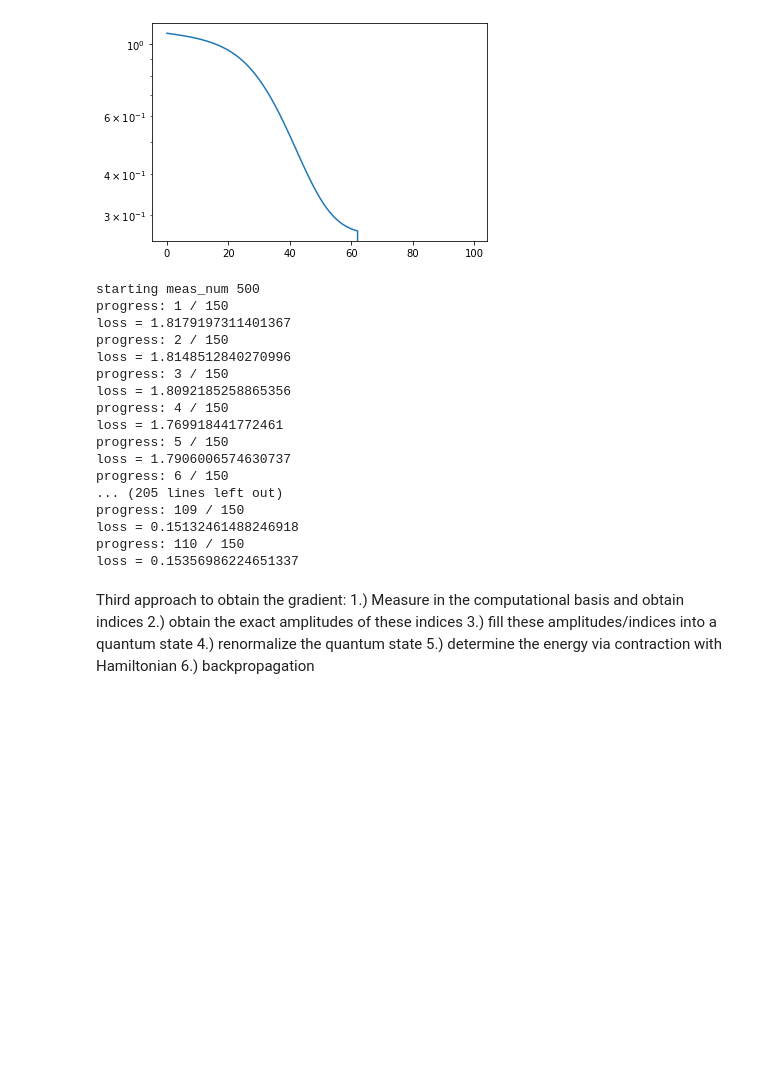
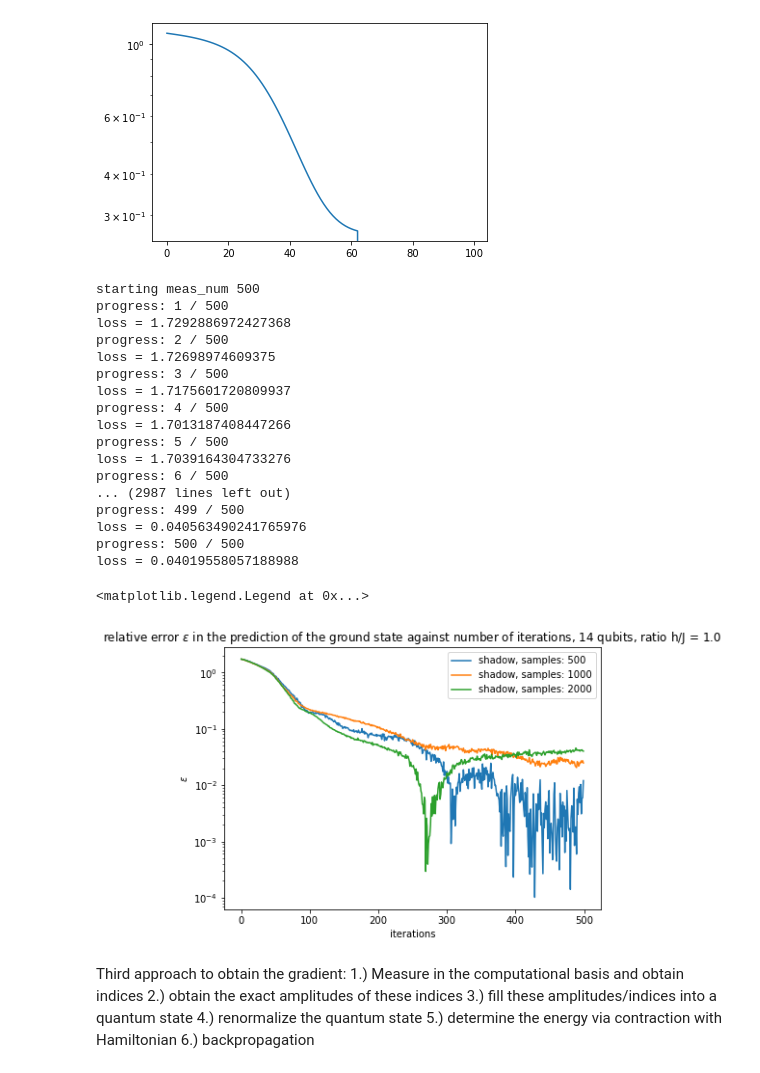
Before and after one commit to LennartBuerger/classical-shadows-for-1d-TFIM-energy-estimation, a Jupyter notebook: display_data/mps_display.ipynb, the cells around one changed output. Drawn from its saved outputs; the diff is of its cells as text; code cells hidden in the pictures; blank space fills up the shorter version.

Commit message:
added a plot comparing gradient descent for different numbers of samples

```diff
--- a/display_data/mps_display.ipynb
+++ b/display_data/mps_display.ipynb
@@ -69,7 +57,7 @@ for s in range(np.size(some_ratios)):
         for b in range(batches):
             print('starting batch ' + str(b))
             for i in range(np.size(num_of_measurements)):
-                observables = TfimHamiltonianOpenFermion(qubit_num, ratio_h_j, 1, 'open').observables_for_energy_estimation()
+                observables = TfimHamiltonianOpenFermion(qubit_num, some_ratios[s], 1, 'open').observables_for_energy_estimation()
                 meas_outcomes, meas_procedure, probs = MPSQuantumState(qubit_num, mps).measurement_shadow(int(num_of_measurements[i]), int(num_of_measurements_per_rot[i]), meas_methods[l], observables)
                 energies = pt.zeros(len(meas_outcomes))
                 for n in range(len(meas_outcomes)):
@@ -169,14 +121,0 @@ starting batch 1
-# %%
-rel_error_mean = np.mean(rel_error_modified, axis=1)
-rel_error_std = np.mean(rel_error_modified, axis=1)
-fig, axs = plt.subplots(1, 1)
-fig.set_figheight(5)
-fig.set_figwidth(7)
-fig.suptitle('relative error $\epsilon$ in the prediction of energy against the total number of measurements N')
-for s in range(np.size(some_ratios)):
-    for l in range(0,1):
-        axs.plot(num_of_measurements*num_of_measurements_per_rot, rel_error_mean[:,l, s], label='modified shadows, ratio ' + str(some_ratios[s]))
-        axs.fill_between(num_of_measurements*num_of_measurements_per_rot, rel_error_mean[:,l, s] - rel_error_std[:,l, s], rel_error_mean[:,l,s] + rel_error_std[:,l,s], alpha=0.3)
-        axs.set(yscale='log', xscale='log', xlabel='N', ylabel='$\epsilon$')
-        axs.set_title(meas_methods[l])
-        axs.legend()
@@ -352,10 +302,10 @@ param_vec = mps.to_param_vec()
 random_param_vec = pt.rand(param_vec.shape[0], dtype=pt.cdouble)
 # %%
 # doing gradient descent using shadows
-step_num = 150
+step_num = 500
 lr = 0.01
 num_of_measurements = 2
-num_of_measurements_per_rot = np.array([500, 1000, 5000])
+num_of_measurements_per_rot = np.array([500, 1000, 2000])
 meas_method = 'derandomized'
 num_unique_ind_shadow = np.zeros((2, np.size(num_of_measurements_per_rot), step_num))
 accuracy = np.zeros((np.size(num_of_measurements_per_rot), step_num))
@@ -388,32 +338,35 @@ for num in range(np.size(num_of_measurements_per_rot)):
         print(f'loss = {accuracy[num, i]}')
 # %% [output]
 starting meas_num 500
-progress: 1 / 150
-loss = 1.8179197311401367
-progress: 2 / 150
-loss = 1.8148512840270996
-progress: 3 / 150
-loss = 1.8092185258865356
-progress: 4 / 150
-loss = 1.769918441772461
-progress: 5 / 150
-loss = 1.7906006574630737
-progress: 6 / 150
-... (205 lines left out)
-progress: 109 / 150
-loss = 0.15132461488246918
-progress: 110 / 150
-loss = 0.15356986224651337
+progress: 1 / 500
+loss = 1.7292886972427368
+progress: 2 / 500
+loss = 1.72698974609375
+progress: 3 / 500
+loss = 1.7175601720809937
+progress: 4 / 500
+loss = 1.7013187408447266
+progress: 5 / 500
+loss = 1.7039164304733276
+progress: 6 / 500
+... (2987 lines left out)
+progress: 499 / 500
+loss = 0.040563490241765976
+progress: 500 / 500
+loss = 0.04019558057188988
 # %%
+# parameter optimization classical shadows
 plt.figure(figsize=(7,5))
 for num in range(np.size(num_of_measurements_per_rot)):
     plt.plot(np.arange(0, step_num), accuracy[num, :], label='shadow, samples: ' + str(num_of_measurements_per_rot[num]))
-plt.plot(np.arange(0, step_num), accuracy_brute, label='exact')
-plt.title('relative error $\epsilon$ in the prediction of the ground state against number of iterations' + str(qubit_num) + ' qubits, ratio h/J = ' + str(ratio_h_j) )
+plt.title('relative error $\epsilon$ in the prediction of the ground state against number of iterations, ' + str(qubit_num) + ' qubits, ratio h/J = ' + str(ratio_h_j) )
 plt.yscale('log')
 plt.xlabel('iterations')
 plt.ylabel('$\epsilon$')
 plt.legend()
+# %% [output]
+<matplotlib.legend.Legend at 0x...>
+[figure, added]
 # %% [markdown]
 Third approach to obtain the gradient:
 1.) Measure in the computational basis and obtain indices
```
Also changed, not shown: parts of 7 cells of this notebook.
